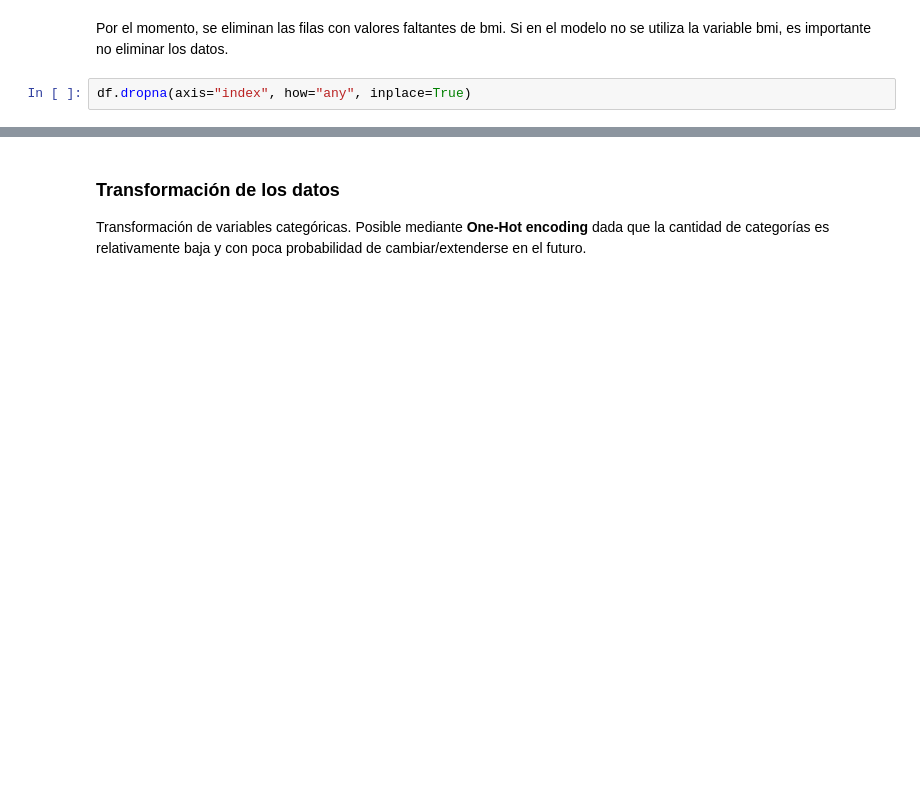
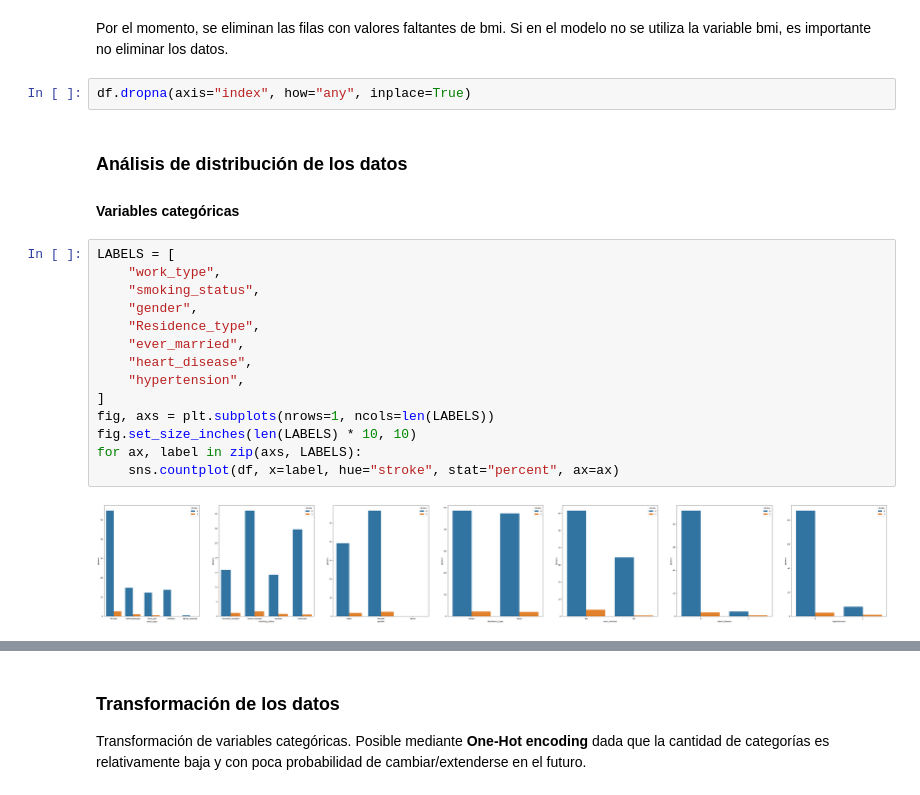
Before and after one commit to gonzafernan/ceia-amq1, a Jupyter notebook: stroke_prediction.ipynb, the cells around one changed output, grey strips where cells are left out. Cells and saved outputs as stored; diff of their text form; blank space fills up the shorter version.

```diff
--- a/stroke_prediction.ipynb
+++ b/stroke_prediction.ipynb
@@ -34,3 +98,22 @@ sns.countplot(data=df[df.isnull().any(axis=1)], x="stroke", ax=axs[1])
 Por el momento, se eliminan las filas con valores faltantes de bmi. Si en el modelo no se utiliza la variable bmi, es importante no eliminar los datos.
 # %%
 df.dropna(axis="index", how="any", inplace=True)
+# %% [markdown]
+### Análisis de distribución de los datos
+#### Variables categóricas
+# %%
+LABELS = [
+    "work_type",
+    "smoking_status",
+    "gender",
+    "Residence_type",
+    "ever_married",
+    "heart_disease",
+    "hypertension",
+]
+fig, axs = plt.subplots(nrows=1, ncols=len(LABELS))
+fig.set_size_inches(len(LABELS) * 10, 10)
+for ax, label in zip(axs, LABELS):
+    sns.countplot(df, x=label, hue="stroke", stat="percent", ax=ax)
+# %% [output]
+[figure, added]
```
Also changed, not shown: parts of 52 cells of this notebook.
